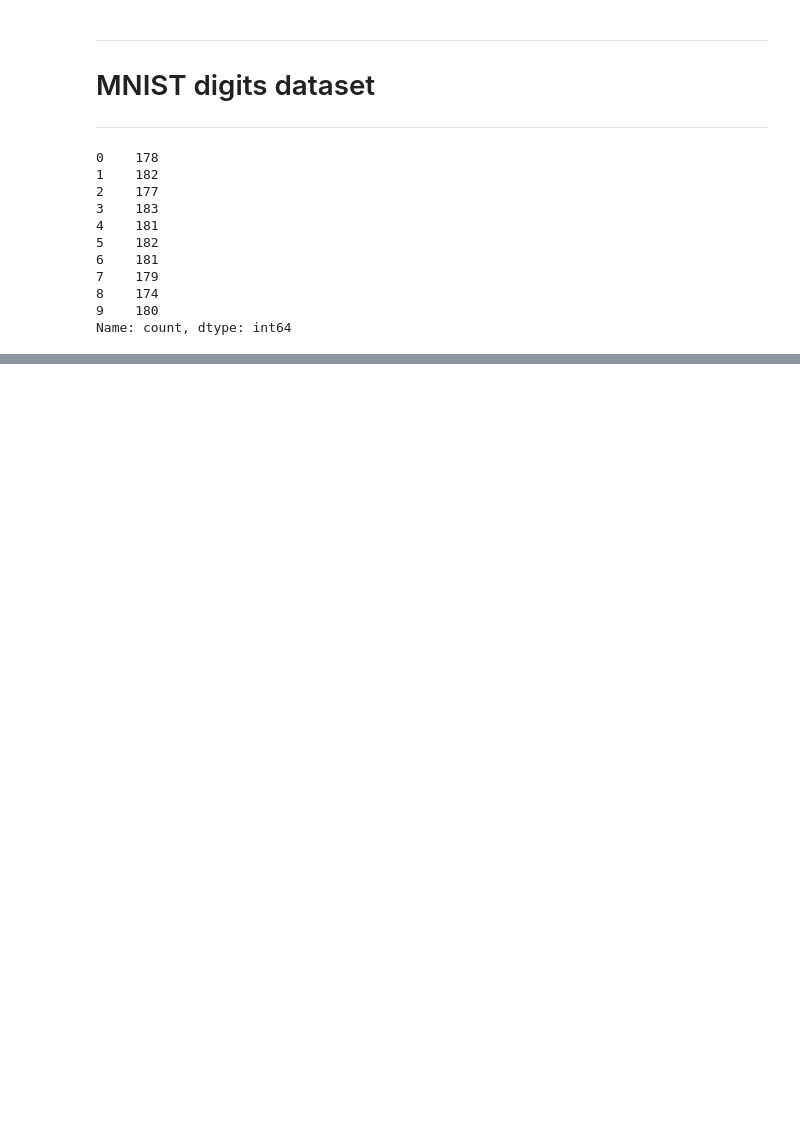
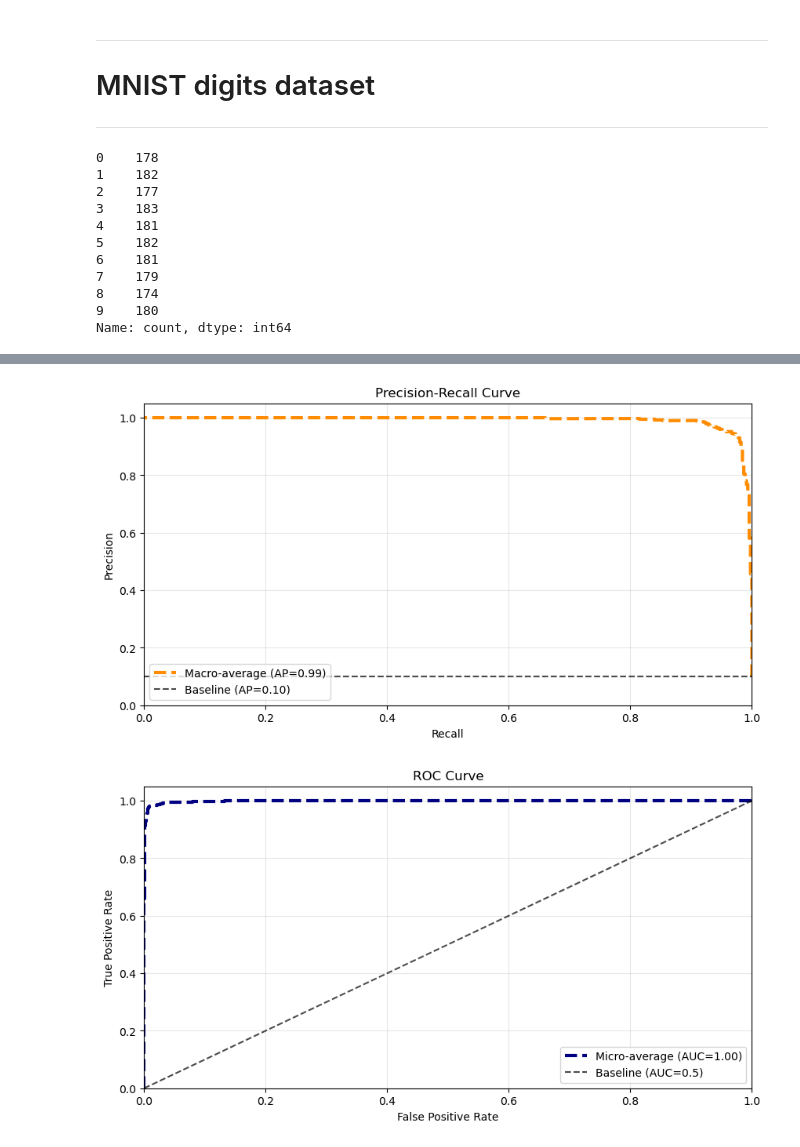
Before and after one commit to MustafaAdam/ml, a Jupyter notebook: custom models/logistic_regression/custom_logistic_regression_3.ipynb, the cells around one changed output, grey strips where cells are left out. Drawn from its saved outputs; the diff is of its cells as text; code cells hidden in the pictures; blank space fills up the shorter version.

```diff
--- a/custom models/logistic_regression/custom_logistic_regression_3.ipynb
+++ b/custom models/logistic_regression/custom_logistic_regression_3.ipynb
@@ -539,0 +479,17 @@ Text(0.5, 1.0, 'Confusion Matrix - MNIST')
+# %%
+import sys
+sys.path.append('../../')
+from my_utils.classification_eval_plots import ClassificationEvaluationPlots
+
+probabilities = pipe['model'].predict_proba(X_test)
+
+classes = np.unique(target)
+classes
+
+plt.figure(figsize=(10, 5))
+ClassificationEvaluationPlots.plot_precision_recall_curve_multiclass(y_test, probabilities, classes, average='macro', show_only_average=True)
+plt.figure(figsize=(10, 5))
+ClassificationEvaluationPlots.plot_roc_curve_multiclass(y_test, probabilities, classes, average='micro', show_only_average=True)
+# %% [output]
+[figure, added]
+[figure, added]
```
Also changed, not shown: parts of 14 cells of this notebook, 1 other file.
